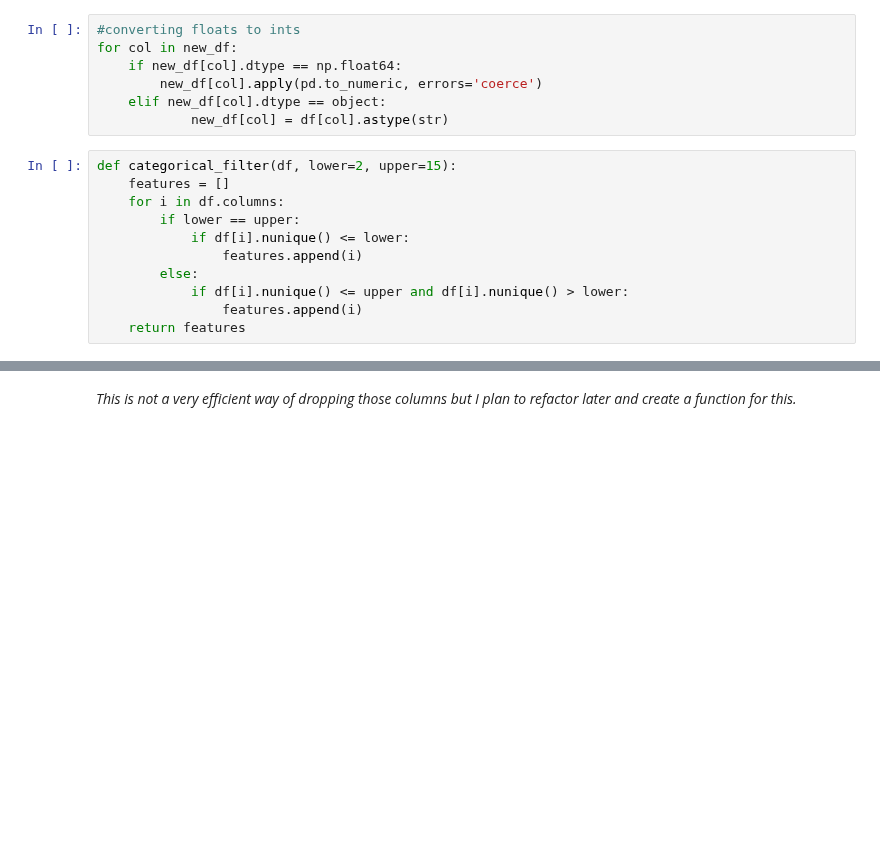
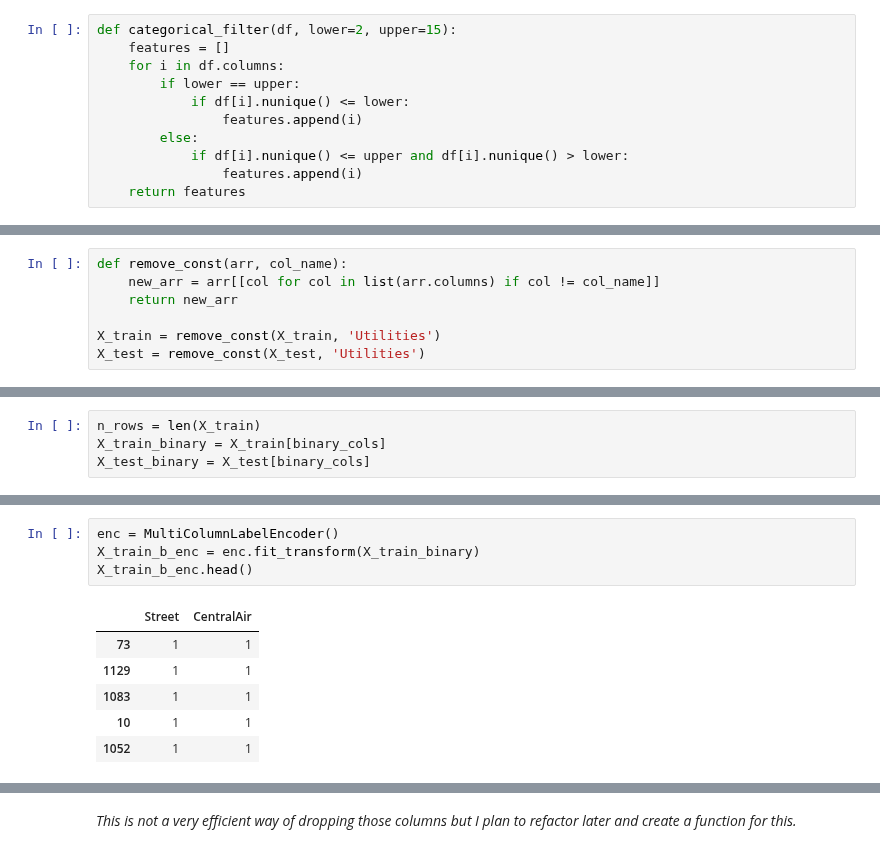
Before and after one commit to ebonnecab/mozilla-ds-project, a Jupyter notebook: analysis.ipynb, the cells around one changed output, grey strips where cells are left out. Drawn from its saved outputs; the diff is of its cells as text; blank space fills up the shorter version.

```diff
--- a/analysis.ipynb
+++ b/analysis.ipynb
@@ -533,11 +573,4 @@ float64     2
 dtype: int64
-# %%
-#converting floats to ints
-for col in new_df:
-    if new_df[col].dtype == np.float64:
-        new_df[col].apply(pd.to_numeric, errors='coerce')
-    elif new_df[col].dtype == object:
-            new_df[col] = df[col].astype(str)
 # %%
 def categorical_filter(df, lower=2, upper=15):
     features = []
@@ -556,0 +602,7 @@ print('# of Constant Variables = {}'.format(len(const_cols)))
+# %%
+def remove_const(arr, col_name):
+    new_arr = arr[[col for col in list(arr.columns) if col != col_name]]
+    return new_arr
+
+X_train = remove_const(X_train, 'Utilities')
+X_test = remove_const(X_test, 'Utilities')
@@ -561,0 +617,4 @@ print('# of Binary Variables = {}'.format(len(binary_cols)))
+# %%
+n_rows = len(X_train)
+X_train_binary = X_train[binary_cols]
+X_test_binary = X_test[binary_cols]
@@ -561,0 +634,11 @@ print('# of Binary Variables = {}'.format(len(binary_cols)))
+# %%
+enc = MultiColumnLabelEncoder()
+X_train_b_enc = enc.fit_transform(X_train_binary)
+X_train_b_enc.head()
+# %% [output]
+|  | Street | CentralAir |
+| 73 | 1 | 1 |
+| 1129 | 1 | 1 |
+| 1083 | 1 | 1 |
+| 10 | 1 | 1 |
+| 1052 | 1 | 1 |
```
Also changed, not shown: parts of 37 cells of this notebook.
